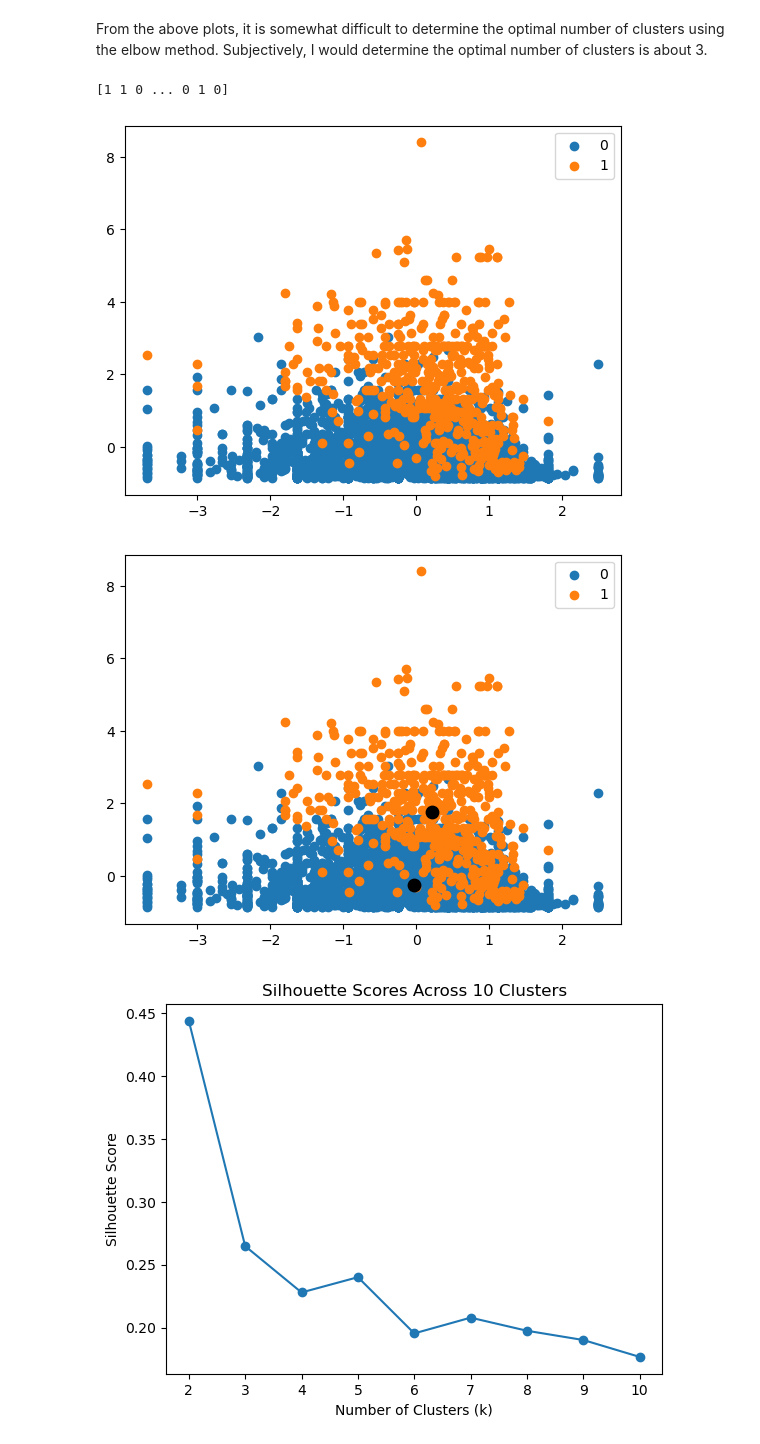
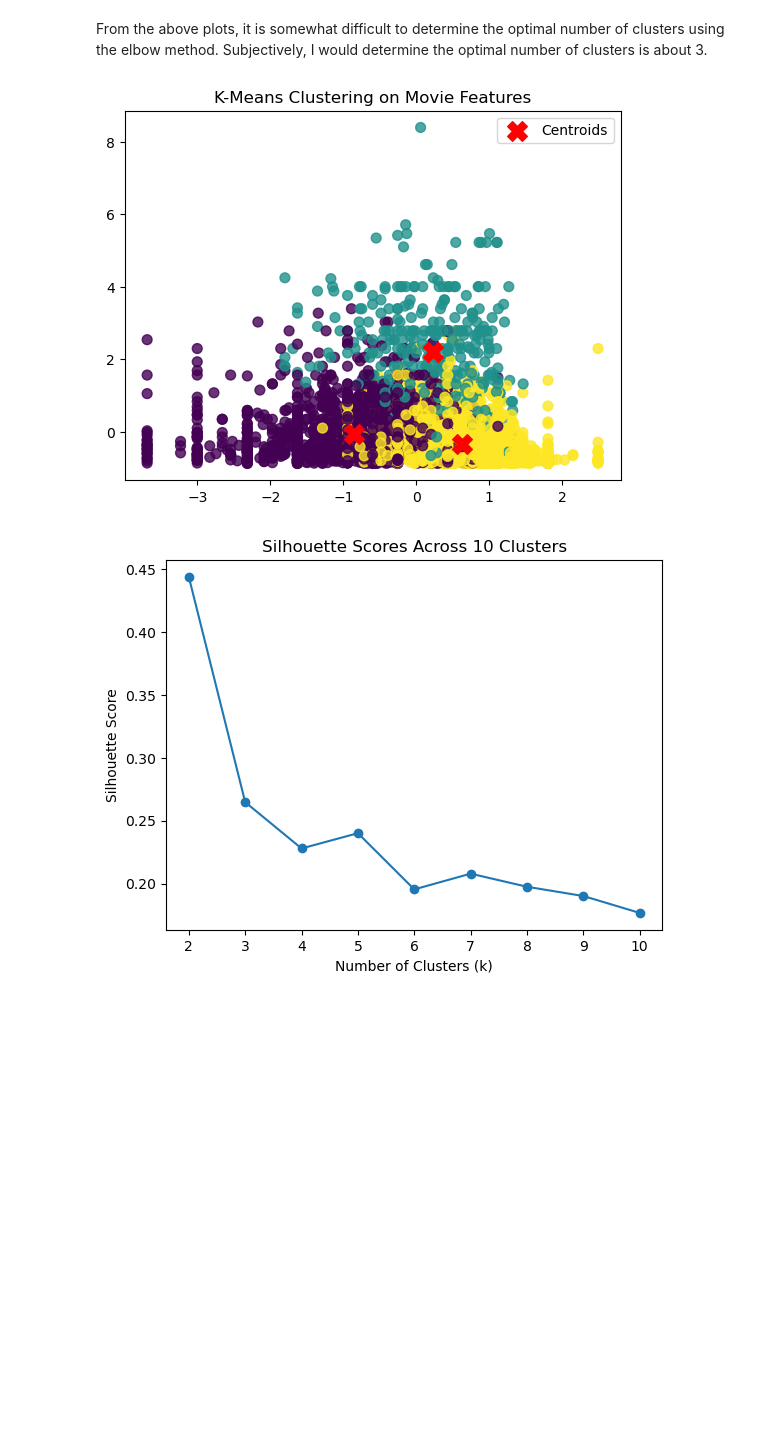
Before and after one commit to anly501/dsan-5000-project-samjmoon, a Jupyter notebook: dsan-website/5000-website/clustering/clustering.ipynb, the cells around one changed output. Cells and saved outputs as stored; diff of their text form; code cells hidden in the pictures; blank space fills up the shorter version.

```diff
--- a/dsan-website/5000-website/clustering/clustering.ipynb
+++ b/dsan-website/5000-website/clustering/clustering.ipynb
@@ -55,8 +55,8 @@ os.chdir('/Users/samanthamoon/Desktop/DSAN 5000/dsan-5000-project-samjmoon/dsan-
 movie_df = pd.read_csv('popularity_data_analysis.csv')
 # %%
 #dropping target column "popularity"
+movie_df = movie_df[(movie_df['revenue'] != 0) & (movie_df['budget'] != 0) & (feature_df['runtime'] != 0)]
 feature_df = movie_df.drop(['popularity'], axis=1)
-feature_df = feature_df[(feature_df['revenue'] != 0) & (feature_df['budget'] != 0) & (feature_df['runtime'] != 0)]
 feature_df.head()
 #resulting columns: avg_rating, budget, revenue, runtime, vote_average, vote_count
 # %% [output]
@@ -98,34 +98,21 @@ Text(0.5, 1.0, 'inertia')
 [figure]
 # %% [markdown]
 From the above plots, it is somewhat difficult to determine the optimal number of clusters using the elbow method. Subjectively, I would determine the optimal number of clusters is about 3.
-# %%
-kmeans = KMeans(n_clusters= 2)
-
-#predict the labels of clusters.
-label = kmeans.fit_predict(X)
-print(label)
-u_labels = np.unique(label)
-
-#plotting the results:
-for i in u_labels:
-    plt.scatter(X[label == i , 0] , X[label == i , 1] , label = i)
-plt.legend()
-plt.show()
-
-#getting centroids
-centroids = kmeans.cluster_centers_
-u_labels = np.unique(label)
-
-#plotting the results:
-for i in u_labels:
-    plt.scatter(X[label == i , 0] , X[label == i , 1] , label = i)
-plt.scatter(centroids[:,0] , centroids[:,1] , s = 80, color = 'k')
-plt.legend()
-plt.show()
-# %% [output]
-[1 1 0 ... 0 1 0]
-[figure, removed]
-[figure, removed]
+# %%
+#applying k-means clustering
+kmeans = KMeans(n_clusters=3, random_state=42)
+kmeans.fit(X)
+
+centers = kmeans.cluster_centers_
+kmeans_labels = kmeans.labels_
+
+plt.scatter(X[:, 0], X[:, 1], c=kmeans_labels, cmap='viridis', s=50, alpha=0.8)
+plt.scatter(centers[:, 0], centers[:, 1], c='red', marker='X', s=200, label='Centroids')
+plt.title('K-Means Clustering on Movie Features')
+plt.legend()
+plt.show()
+# %% [output]
+[figure, added]
 # %%
 #Silhouette Method
 sil_scores = []
```
Also changed, not shown: parts of 9 cells of this notebook, 34 other files.
